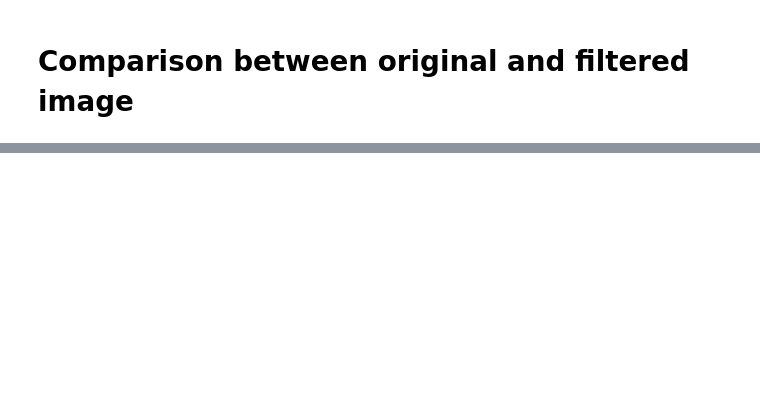
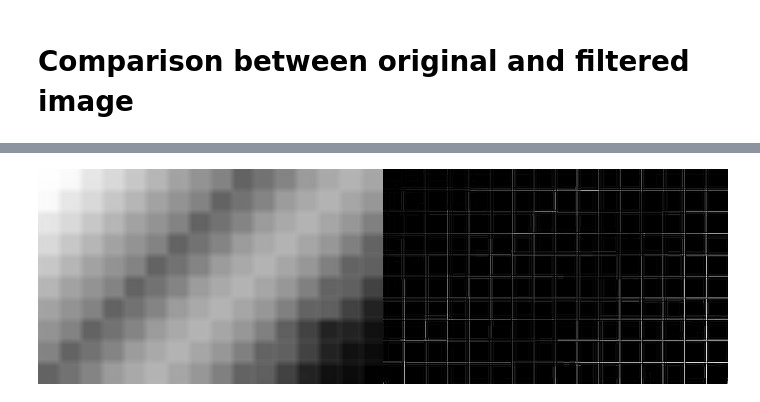
Before and after one commit to om22shree/College-Notes, a Jupyter notebook: TTL Lab/Day_6/Lab_6.ipynb, the cells around one changed output, grey strips where cells are left out. Saved outputs shown, nothing was run; the diff lists cells and outputs as text; code cells hidden in the pictures; blank space fills up the shorter version.

```diff
--- a/TTL Lab/Day_6/Lab_6.ipynb
+++ b/TTL Lab/Day_6/Lab_6.ipynb
@@ -74,0 +107,10 @@ cv.waitKey()
+# %%
+# Comparison between high=pass filtered and low-pass filtered image
+dst1 = cv.filter2D(img, -1, kernel)
+dst2 = cv.filter2D(img, -1, kernel2)
+res = np.hstack((dst1, dst2));
+cv2_imshow(res)
+cv.waitKey()
+cv.destroyAllWindows()
+# %% [output]
+[figure, added]
```
Also changed, not shown: parts of 7 cells of this notebook.
